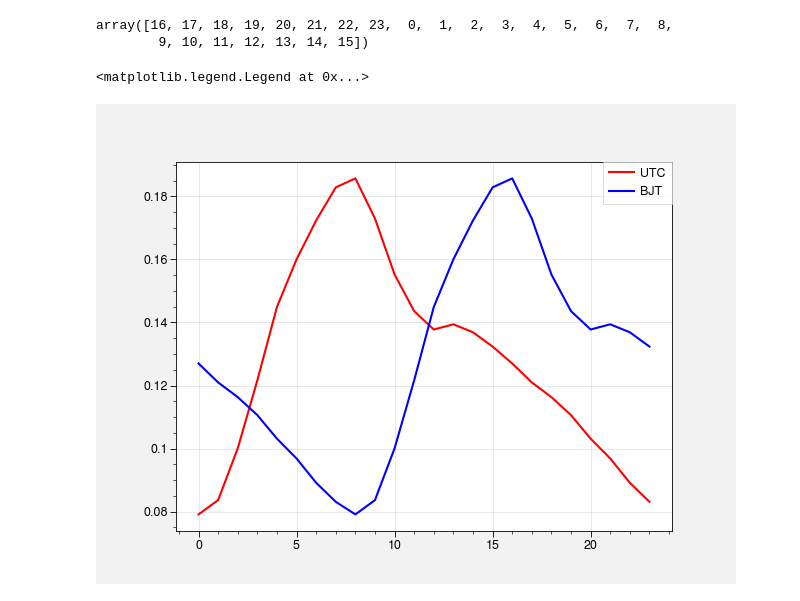
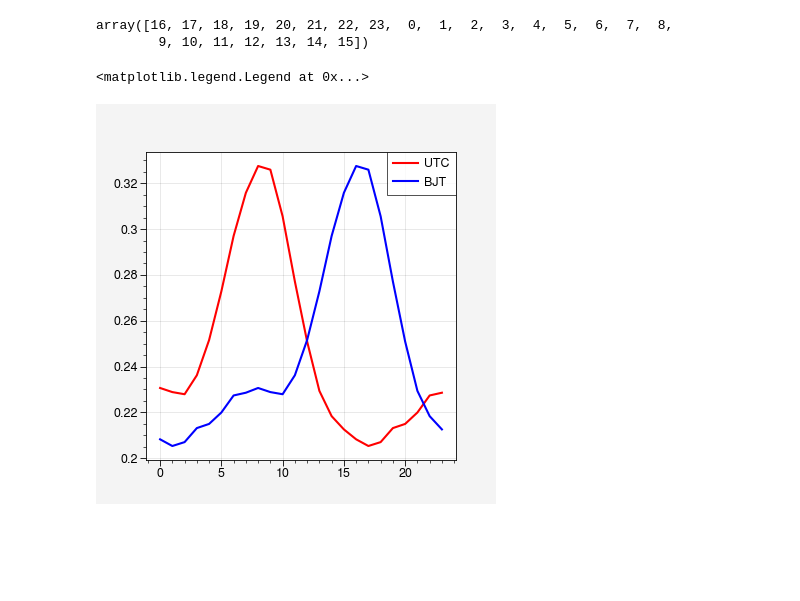
Before and after one commit to dozerlcl/MPAS_case_study, a Jupyter notebook: 92-25km_vr_rcm_postprocess/visualization/check_pre+t2m/precip/time_series_partial/ts_dirunal.ipynb, the cells around one changed output. Cells and saved outputs as stored; diff of their text form; code cells hidden in the pictures; blank space fills up the shorter version.

```diff
--- a/92-25km_vr_rcm_postprocess/visualization/check_pre+t2m/precip/time_series_partial/ts_dirunal.ipynb
+++ b/92-25km_vr_rcm_postprocess/visualization/check_pre+t2m/precip/time_series_partial/ts_dirunal.ipynb
@@ -137,12 +137,12 @@ BJT_hourinUTC
 array([16, 17, 18, 19, 20, 21, 22, 23,  0,  1,  2,  3,  4,  5,  6,  7,  8,
         9, 10, 11, 12, 13, 14, 15])
 # %%
-plt.plot(ts_regional[season][model][region].values, color = 'r',label = 'UTC')
-plt.plot(ts_regional[season][model][region].sel(hour = BJT_hourinUTC).values, color = 'b', label = 'BJT')
+plt.plot(ts_regional[season]['cmorph'][region].values, color = 'r',label = 'UTC')
+plt.plot(ts_regional[season]['cmorph'][region].sel(hour = BJT_hourinUTC).values, color = 'b', label = 'BJT')
 plt.legend()
 # %% [output]
 <matplotlib.legend.Legend at 0x...>
-[figure, old version]
+[figure, new version]
 # %%
 from matplotlib.font_manager import FontProperties
 
```
Also changed, not shown: parts of 1 cell of this notebook, 2 other files.
